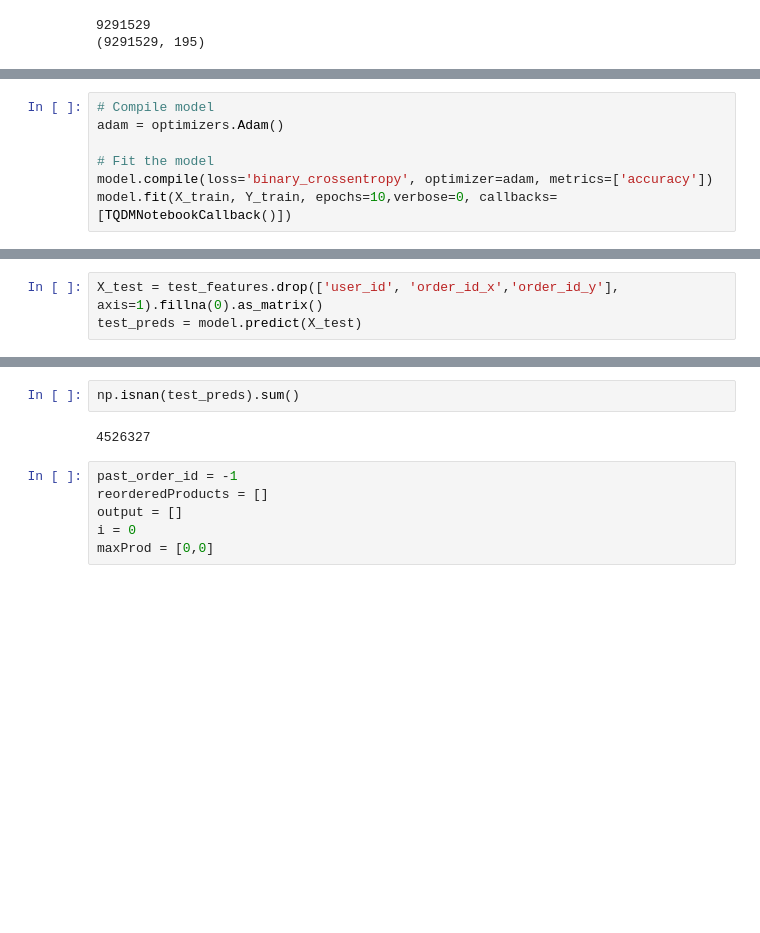
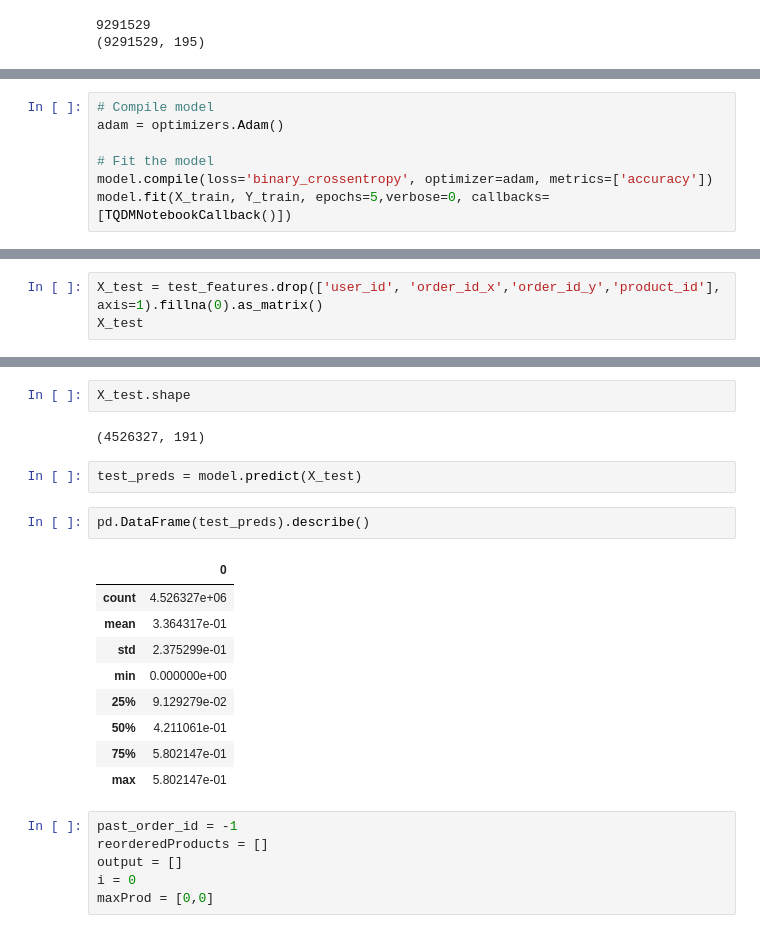
Before and after one commit to Wafic/instacart-kaggle-competition, a Jupyter notebook: instacart_feature_engineering.ipynb, the cells around one changed output, grey strips where cells are left out. Cells and saved outputs as stored; diff of their text form; blank space fills up the shorter version.

```diff
--- a/instacart_feature_engineering.ipynb
+++ b/instacart_feature_engineering.ipynb
@@ -409,7 +416,7 @@ adam = optimizers.Adam()
 
 # Fit the model
 model.compile(loss='binary_crossentropy', optimizer=adam, metrics=['accuracy'])
-model.fit(X_train, Y_train, epochs=10,verbose=0, callbacks=[TQDMNotebookCallback()])
+model.fit(X_train, Y_train, epochs=5,verbose=0, callbacks=[TQDMNotebookCallback()])
 # %% [output]
 Failed to display Jupyter Widget of type HBox.
 If you're reading this message in the Jupyter Notebook or JupyterLab Notebook, it may mean that the widgets JavaScript is still loading. If this message persists, it likely means that the widgets Java ...
@@ -448,3 +461,3 @@ If you're reading this message in another frontend (for example, a static render
 # %%
-X_test = test_features.drop(['user_id', 'order_id_x','order_id_y'], axis=1).fillna(0).as_matrix()
-test_preds = model.predict(X_test)
+X_test = test_features.drop(['user_id', 'order_id_x','order_id_y','product_id'], axis=1).fillna(0).as_matrix()
+X_test
@@ -451,7 +478,21 @@ test_preds = model.predict(X_test)
-# %%
-np.isnan(test_preds).sum()
-# %% [output]
-4526327
+# %%
+X_test.shape
+# %% [output]
+(4526327, 191)
+# %%
+test_preds = model.predict(X_test)
+# %%
+pd.DataFrame(test_preds).describe()
+# %% [output]
+|  | 0 |
+| count | 4.526327e+06 |
+| mean | 3.364317e-01 |
+| std | 2.375299e-01 |
+| min | 0.000000e+00 |
+| 25% | 9.129279e-02 |
+| 50% | 4.211061e-01 |
+| 75% | 5.802147e-01 |
+| max | 5.802147e-01 |
 # %%
 past_order_id = -1
 reorderedProducts = []
```
Also changed, not shown: parts of 16 cells of this notebook.
